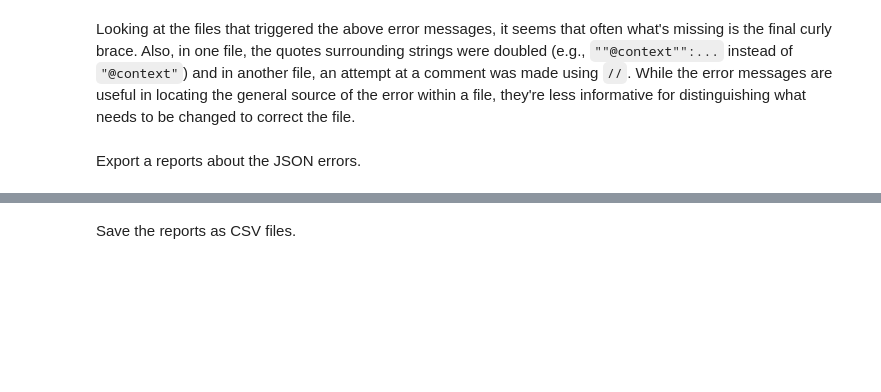
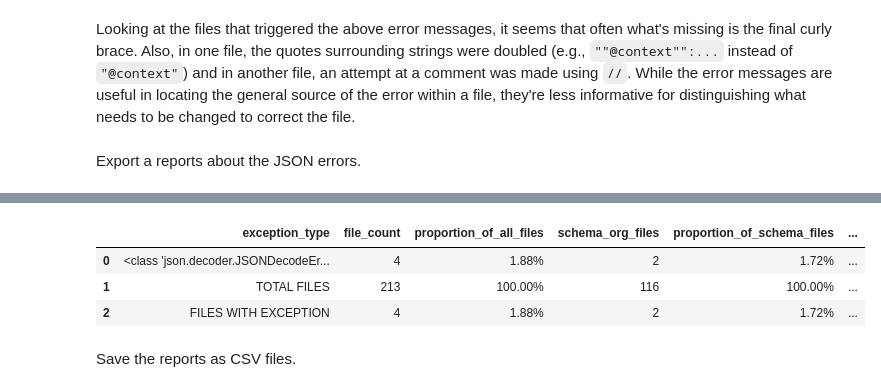
Before and after one commit to thegoose20/lada-eval, a Jupyter notebook: evaluation-syntax.ipynb, the cells around one changed output, grey strips where cells are left out. Saved outputs shown, nothing was run; the diff lists cells and outputs as text; code cells hidden in the pictures; blank space fills up the shorter version.

```diff
--- a/evaluation-syntax.ipynb
+++ b/evaluation-syntax.ipynb
@@ -550,3 +460,35 @@ json_report
+# %%
+sdo_error_df = subdf_se.loc[subdf_se.file_name.str.contains("sdo")]
+cidoc_error_df = subdf_se.loc[subdf_se.file_name.str.contains("cidoccrm")]
+# %%
+exception_types = df_se.exception_type.unique()
+assert len(exception_types) == 1, "There are multiple exception types in the JSON files: {}".format(exception_types)
+df_type = df_se.loc[df_se.exception_type == exception_types[0]]
+sdo_type_df = df_type.loc[df_type.file_name.str.contains("sdo")]
+cidoc_type_df = df_type.loc[df_type.file_name.str.contains("cidoccrm")]
+# %%
+json_report.insert(len(json_report.columns), "schema_org_files", [sdo_type_df.shape[0], len(schema_file_paths), sdo_error_df.shape[0]])
+proportions = (json_report[["schema_org_files"]]/(len(schema_file_paths))).values
+percentages = [f"{proportion[0]*100:.2f}%" for proportion in proportions]
+json_report.insert(len(json_report.columns), "proportion_of_schema_files", percentages)
+proportions = (json_report[["schema_org_files"]]/(len(json_file_paths))).values
+percentages = [f"{proportion[0]*100:.2f}%" for proportion in proportions]
+json_report.insert(len(json_report.columns), "schema_proportion_of_all_files", percentages)
+
+json_report.insert(len(json_report.columns), "cidoc_crm_files", [cidoc_type_df.shape[0], len(cidoc_file_paths), cidoc_error_df.shape[0]])
+proportions = (json_report[["cidoc_crm_files"]]/(len(cidoc_file_paths))).values
+percentages = [f"{proportion[0]*100:.2f}%" for proportion in proportions]
+json_report.insert(len(json_report.columns), "proportion_of_cidoc_files", percentages)
+proportions = (json_report[["cidoc_crm_files"]]/(len(json_file_paths))).values
+percentages = [f"{proportion[0]*100:.2f}%" for proportion in proportions]
+json_report.insert(len(json_report.columns), "cidoc_proportion_of_all_files", percentages)
+
+json_report
+# %% [output]
+|  | exception_type | file_count | proportion_of_all_files | schema_org_files | proportion_of_schema_files | ... |
+| 0 | <class 'json.decoder.JSONDecodeEr... | 4 | 1.88% | 2 | 1.72% | ... |
+| 1 | TOTAL FILES | 213 | 100.00% | 116 | 100.00% | ... |
+| 2 | FILES WITH EXCEPTION | 4 | 1.88% | 2 | 1.72% | ... |
 # %% [markdown]
 Save the reports as CSV files.
 # %%
```
Also changed, not shown: parts of 32 cells of this notebook.
